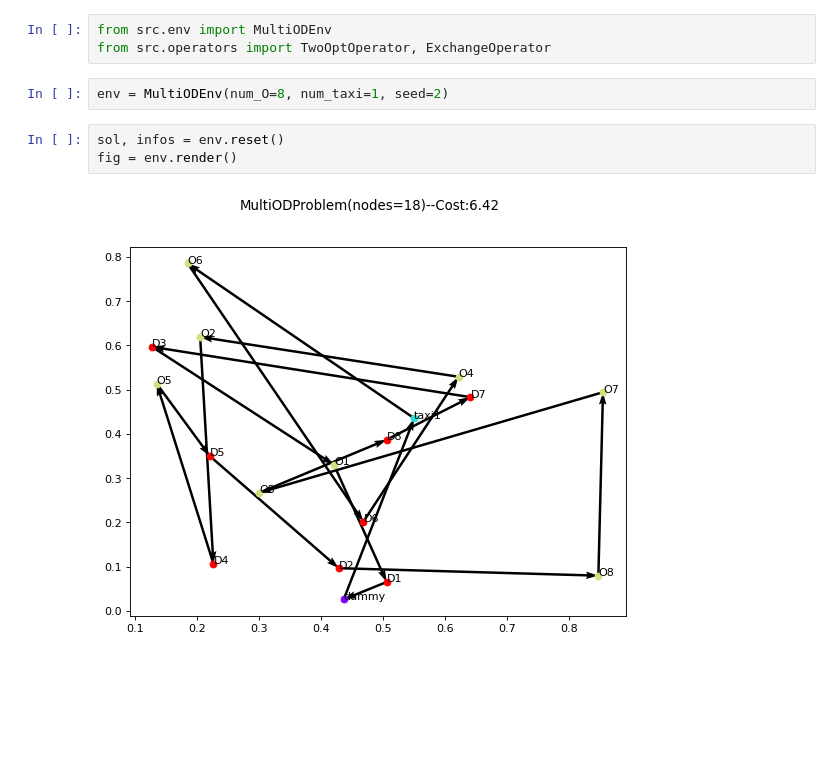
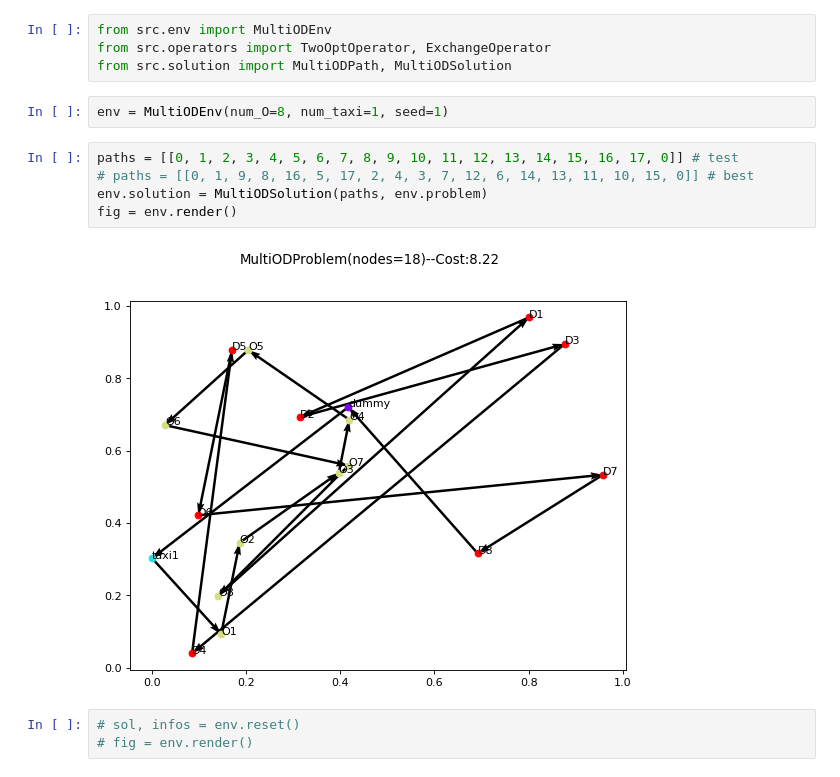
Before and after one commit to bwfbowen/L2T, a Jupyter notebook: test_env.ipynb, the cells around one changed output. Cells and saved outputs as stored; diff of their text form; blank space fills up the shorter version.

```diff
--- a/test_env.ipynb
+++ b/test_env.ipynb
@@ -1,11 +1,17 @@
 # %%
 from src.env import MultiODEnv
 from src.operators import TwoOptOperator, ExchangeOperator
+from src.solution import MultiODPath, MultiODSolution
 # %%
-env = MultiODEnv(num_O=8, num_taxi=1, seed=2)
+env = MultiODEnv(num_O=8, num_taxi=1, seed=1)
+# %%
+paths = [[0, 1, 2, 3, 4, 5, 6, 7, 8, 9, 10, 11, 12, 13, 14, 15, 16, 17, 0]] # test
+# paths = [[0, 1, 9, 8, 16, 5, 17, 2, 4, 3, 7, 12, 6, 14, 13, 11, 10, 15, 0]] # best
+env.solution = MultiODSolution(paths, env.problem)
+fig = env.render()
+# %% [output]
+[figure, added]
 # %%
-sol, infos = env.reset()
-fig = env.render()
+# sol, infos = env.reset()
+# fig = env.render()
-# %% [output]
-[figure, removed]
 # %%
```
Also changed, not shown: parts of 11 cells of this notebook, 3 other files.
